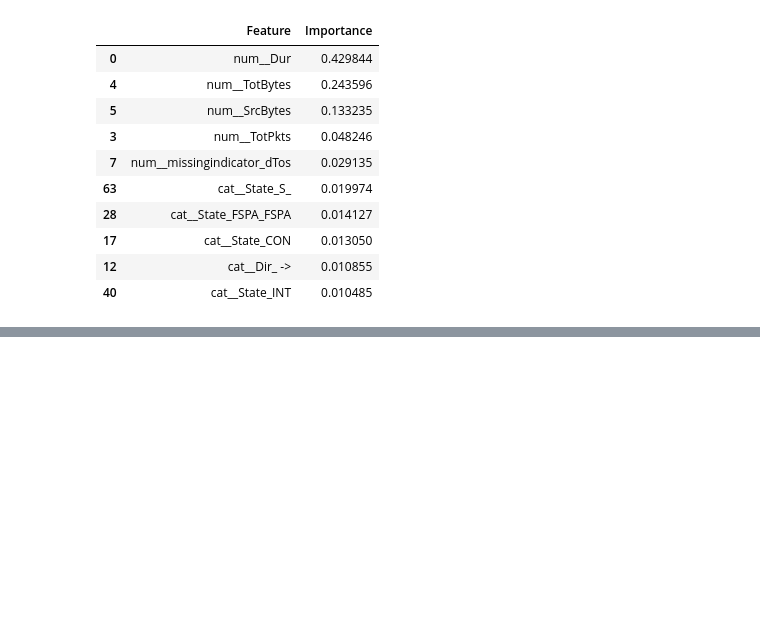
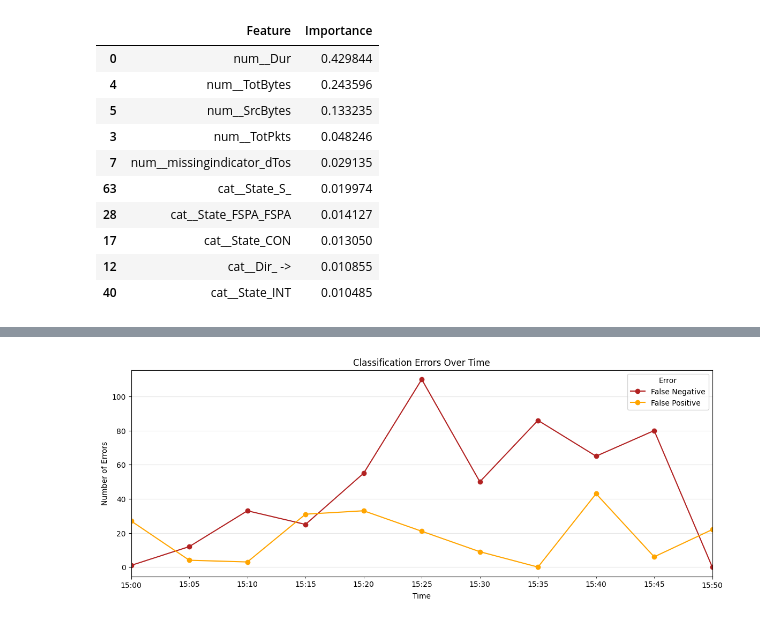
Before and after one commit to Ch3ddarr/dsb_capstone, a Jupyter notebook: capstone2/02_Modelling.ipynb, the cells around one changed output, grey strips where cells are left out. Drawn from its saved outputs; the diff is of its cells as text; code cells hidden in the pictures; blank space fills up the shorter version.

```diff
--- a/capstone2/02_Modelling.ipynb
+++ b/capstone2/02_Modelling.ipynb
@@ -651,0 +921,25 @@ feature_importance.head(10)
+# %%
+errors = pd.concat([
+    false_negatives.assign(Error='False Negative'),
+    false_positives.assign(Error='False Positive')
+])
+
+errors_over_time = pd.crosstab(
+    errors['StartTime'].dt.floor('5min'),
+    errors['Error']
+)
+
+errors_over_time.plot(
+    kind='line',
+    figsize=(14, 5),
+    marker='o',
+    color=['firebrick', 'orange']
+)
+
+plt.title('Classification Errors Over Time')
+plt.xlabel('Time')
+plt.ylabel('Number of Errors')
+plt.grid(alpha=0.3)
+plt.show()
+# %% [output]
+[figure, added]
```
Also changed, not shown: parts of 15 cells of this notebook.
